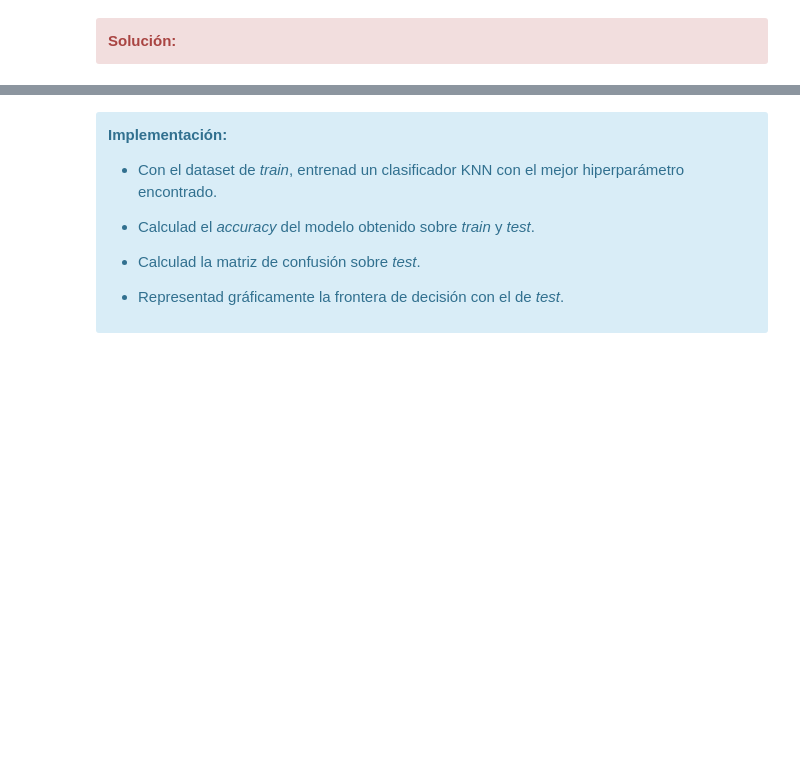
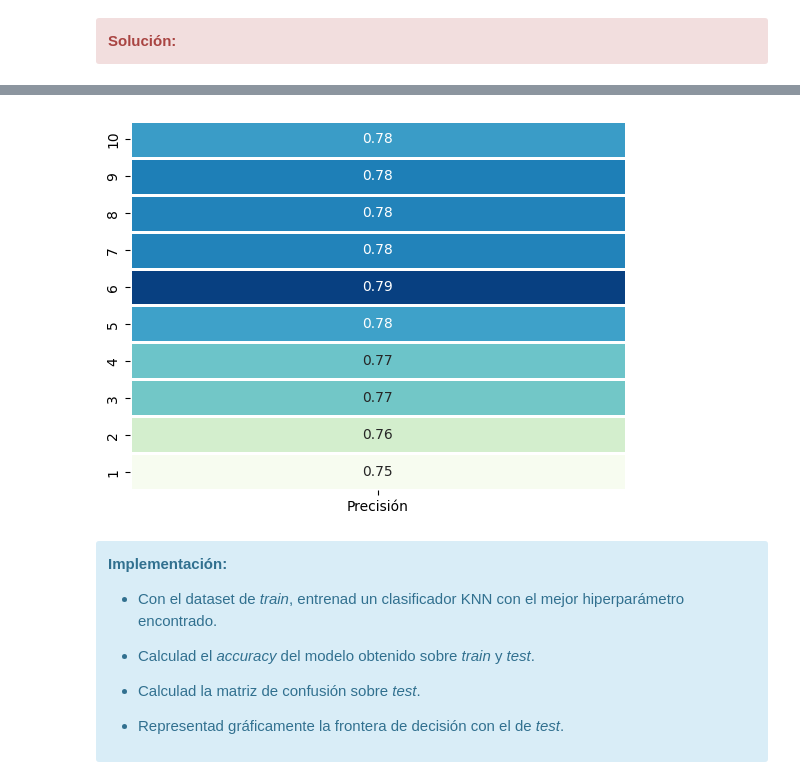
Before and after one commit to JDS1975/M-todos-supervisados, a Jupyter notebook: 20222_M2_855_PEC3_Enunciado.ipynb, the cells around one changed output, grey strips where cells are left out. Drawn from its saved outputs; the diff is of its cells as text; code cells hidden in the pictures; blank space fills up the shorter version.

```diff
--- a/20222_M2_855_PEC3_Enunciado.ipynb
+++ b/20222_M2_855_PEC3_Enunciado.ipynb
@@ -423,3 +444,11 @@ print(grid_search.best_params_)
+# %%
+# Heatmap de la precisión
+ax = sns.heatmap(pd.DataFrame(grid.cv_results_['mean_test_score'], columns=["Precisión"]), square=False, annot=True, cbar=False, cmap='GnBu', linewidths=2)
+ax.invert_yaxis()
+ax.set_yticklabels(range(1, 11))
+plt.show()
+# %% [output]
+[figure, added]
 # %% [markdown]
 <div class="alert alert-block alert-info">
 <strong>Implementación:</strong>
```
Also changed, not shown: parts of 5 cells of this notebook.
